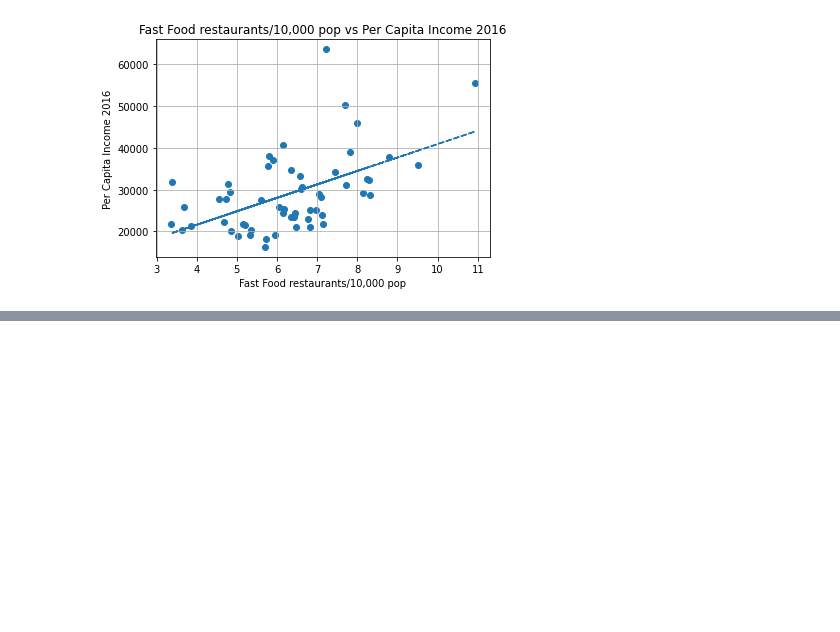
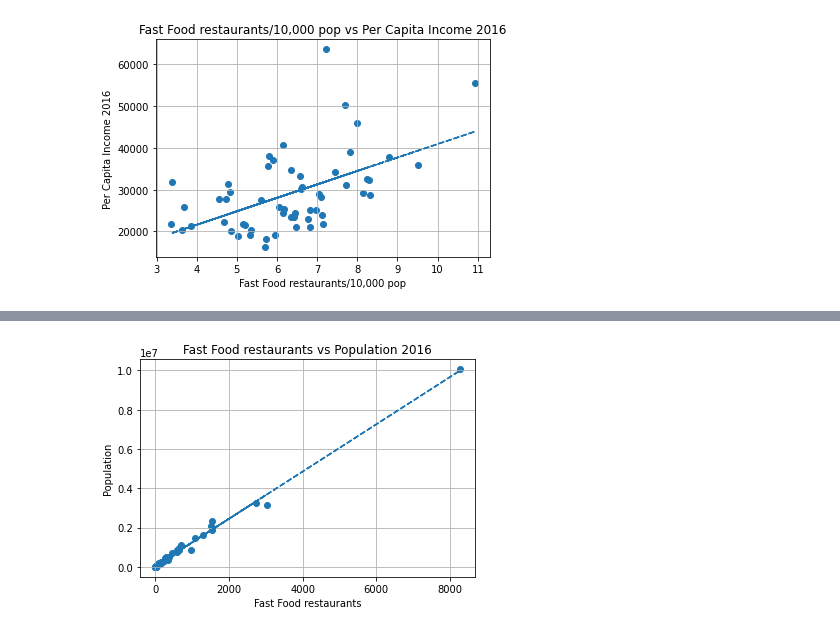
Before and after one commit to improvbutterfly/Fast-Food-Analysis-California, a Jupyter notebook: Analysis/chart_code.ipynb, the cells around one changed output, grey strips where cells are left out. Cells and saved outputs as stored; diff of their text form; code cells hidden in the pictures; blank space fills up the shorter version.

```diff
--- a/Analysis/chart_code.ipynb
+++ b/Analysis/chart_code.ipynb
@@ -171,0 +175,14 @@ plt.show()
+# %%
+plt.scatter(huge_df["Fast-food restaurants, 2016"], huge_df["Population 2016"])
+plt.title("Fast Food restaurants vs Population 2016")
+plt.xlabel("Fast Food restaurants")
+plt.ylabel("Population")
+plt.grid(True)
+
+(vc_slope, vc_int, vc_r, vc_p, vc_std_err) = stats.linregress(huge_df["Fast-food restaurants, 2016"], huge_df["Population 2016"])
+linear_reg = vc_slope * huge_df["Fast-food restaurants, 2016"] + vc_int
+plt.plot(huge_df["Fast-food restaurants, 2016"],linear_reg,"--")
+plt.savefig("charts/ff_population_2016.png")
+plt.show()
+# %% [output]
+[figure, added]
```
Also changed, not shown: parts of 2 cells of this notebook, 2 other files.
